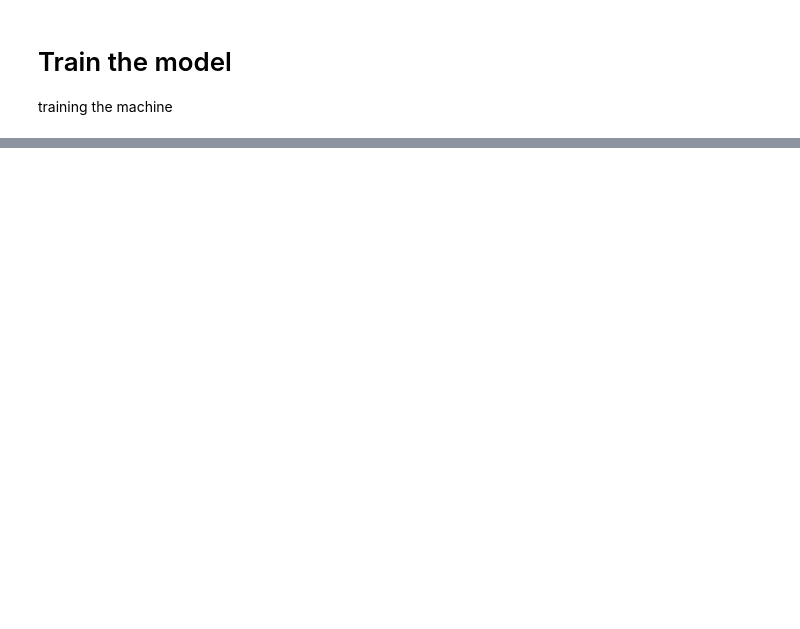
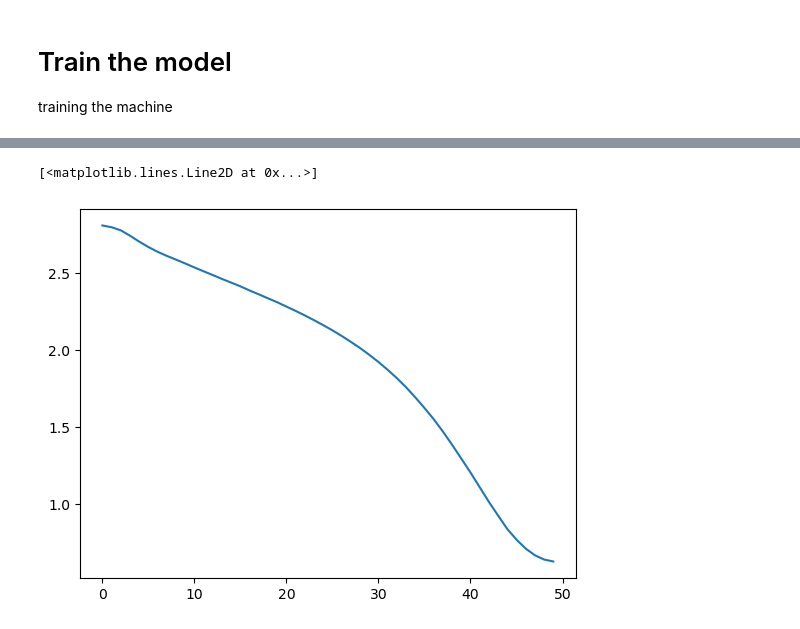
Before and after one commit to KennethAgbo/Deep-Learning, a Jupyter notebook: Deep Learning Notebook.ipynb, the cells around one changed output, grey strips where cells are left out. Drawn from its saved outputs; the diff is of its cells as text; code cells hidden in the pictures; blank space fills up the shorter version.

```diff
--- a/Deep Learning Notebook.ipynb
+++ b/Deep Learning Notebook.ipynb
@@ -109,0 +143,4 @@ history = network.fit(x= ,y= , batch_size=200, epochs=10)
+# %%
+# Split the data into train and validation
+from sklearn.model_selection import train_test_split
+x_train,x_val,y_train, y_val = train_test_split(X, y, test_size = 0.2, random_state = 42)
@@ -109,0 +149,16 @@ history = network.fit(x= ,y= , batch_size=200, epochs=10)
+# %%
+network = keras.Sequential([
+    layers.Dense(units=3, input_shape=[input_shape1]), # Input layer
+    layers.Activation('relu'),
+
+      layers.Dense(units=4),  # first hidden layer
+    layers.Activation('relu'),
+      layers.Dense(units=4), # second Hidden layer
+     layers.Activation('relu'),
+
+
+      layers.Dense(units=1), # output layer
+
+
+
+])
@@ -109,0 +186,3 @@ history = network.fit(x= ,y= , batch_size=200, epochs=10)
+# %%
+# Loss function for regression
+network.compile(loss = 'mae', optimizer = 'adam', metrics = 'mae')
@@ -109,0 +194,2 @@ history = network.fit(x= ,y= , batch_size=200, epochs=10)
+# %%
+history = network.fit(x=x_train, y=y_train, batch_size = 256, epochs = 50, validation_data =(x_val,y_val))
@@ -109,0 +234,5 @@ history = network.fit(x= ,y= , batch_size=200, epochs=10)
+# %%
+plt.plot(history.history['loss'])
+# %% [output]
+[<matplotlib.lines.Line2D at 0x...>]
+[figure, added]
```
Also changed, not shown: parts of 27 cells of this notebook.
